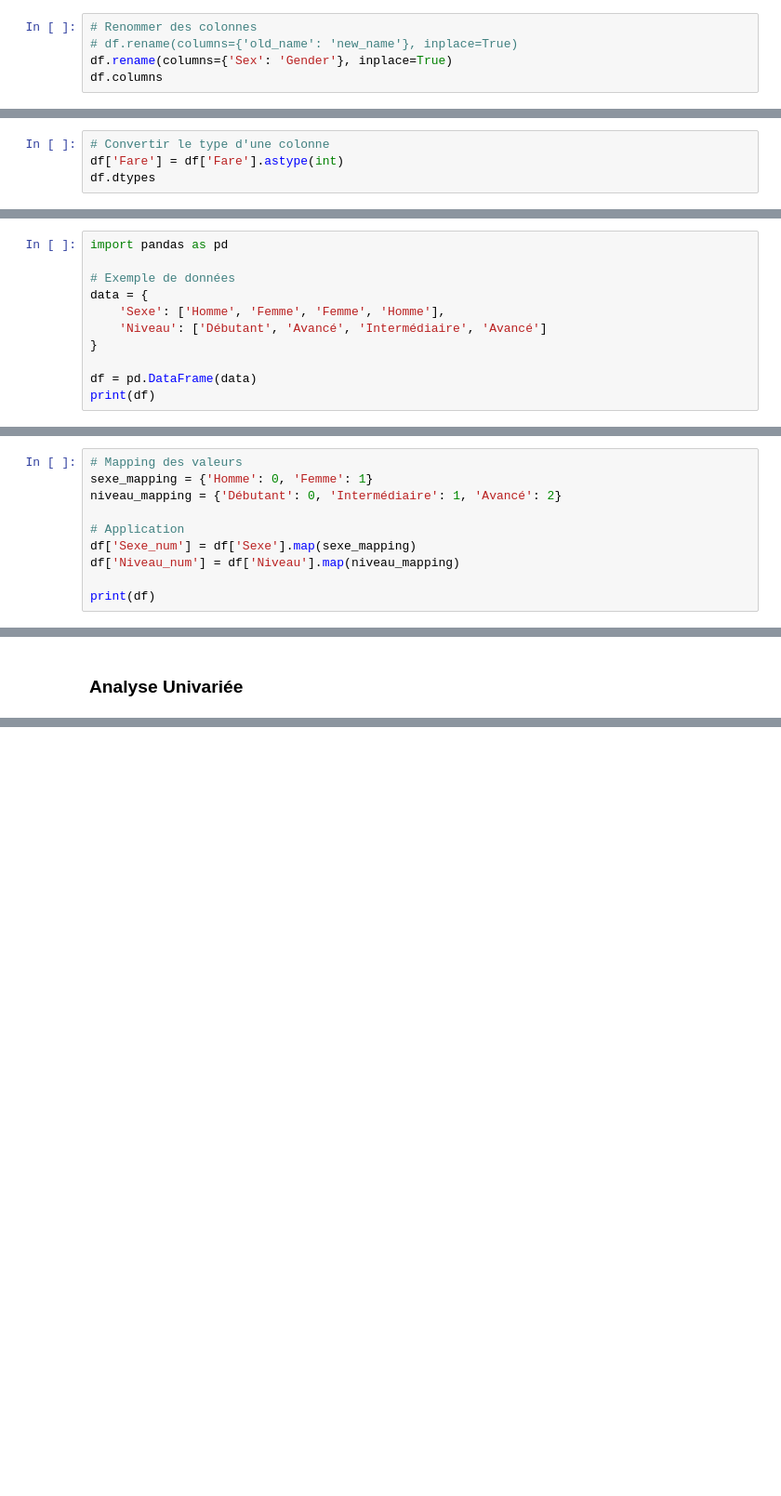
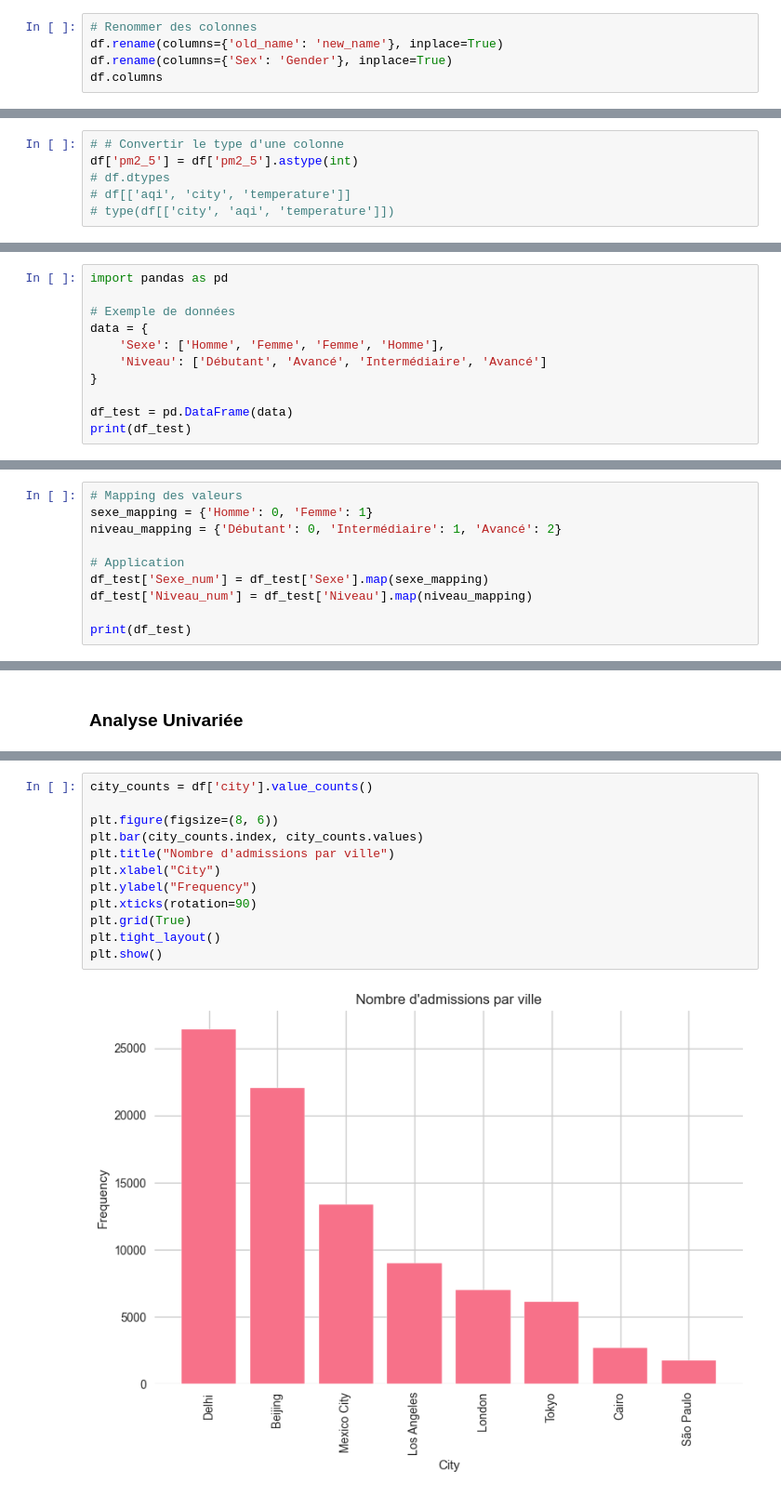
Before and after one commit to Hammilidi/ML_AI_Engineering, a Jupyter notebook: Semaine_2_Machine_Learning/Python_Pour_Data_Science.ipynb, the cells around one changed output, grey strips where cells are left out. Shown at 93% size. Cells and saved outputs as stored; diff of their text form; blank space fills up the shorter version.

```diff
--- a/Semaine_2_Machine_Learning/Python_Pour_Data_Science.ipynb
+++ b/Semaine_2_Machine_Learning/Python_Pour_Data_Science.ipynb
@@ -493,6 +1020,6 @@ df.drop_duplicates(inplace=True)
 ### Renommer
 # %%
 # Renommer des colonnes
-# df.rename(columns={'old_name': 'new_name'}, inplace=True)
+df.rename(columns={'old_name': 'new_name'}, inplace=True)
 df.rename(columns={'Sex': 'Gender'}, inplace=True)
 df.columns
@@ -499,6 +1028,8 @@ df.columns
 # %% [markdown]
 ### Convertir
 # %%
-# Convertir le type d'une colonne
-df['Fare'] = df['Fare'].astype(int)
-df.dtypes
+# # Convertir le type d'une colonne
+df['pm2_5'] = df['pm2_5'].astype(int)
+# df.dtypes
+# df[['aqi', 'city', 'temperature']]
+# type(df[['city', 'aqi', 'temperature']])
@@ -521,8 +1067,8 @@ data = {
     'Niveau': ['Débutant', 'Avancé', 'Intermédiaire', 'Avancé']
 }
 
-df = pd.DataFrame(data)
-print(df)
+df_test = pd.DataFrame(data)
+print(df_test)
 # %% [output]
     Sexe         Niveau
 0  Homme       Débutant
@@ -535,10 +1081,10 @@ sexe_mapping = {'Homme': 0, 'Femme': 1}
 niveau_mapping = {'Débutant': 0, 'Intermédiaire': 1, 'Avancé': 2}
 
 # Application
-df['Sexe_num'] = df['Sexe'].map(sexe_mapping)
-df['Niveau_num'] = df['Niveau'].map(niveau_mapping)
+df_test['Sexe_num'] = df_test['Sexe'].map(sexe_mapping)
+df_test['Niveau_num'] = df_test['Niveau'].map(niveau_mapping)
 
-print(df)
+print(df_test)
 # %% [output]
     Sexe         Niveau  Sexe_num  Niveau_num
 0  Homme       Débutant         0           0
@@ -559,0 +1222,14 @@ print(df)
+# %%
+city_counts = df['city'].value_counts()
+
+plt.figure(figsize=(8, 6))
+plt.bar(city_counts.index, city_counts.values)
+plt.title("Nombre d'admissions par ville")
+plt.xlabel("City")
+plt.ylabel("Frequency")
+plt.xticks(rotation=90)
+plt.grid(True)
+plt.tight_layout()
+plt.show()
+# %% [output]
+[figure, added]
```
Also changed, not shown: parts of 62 cells of this notebook, 2 other files.
